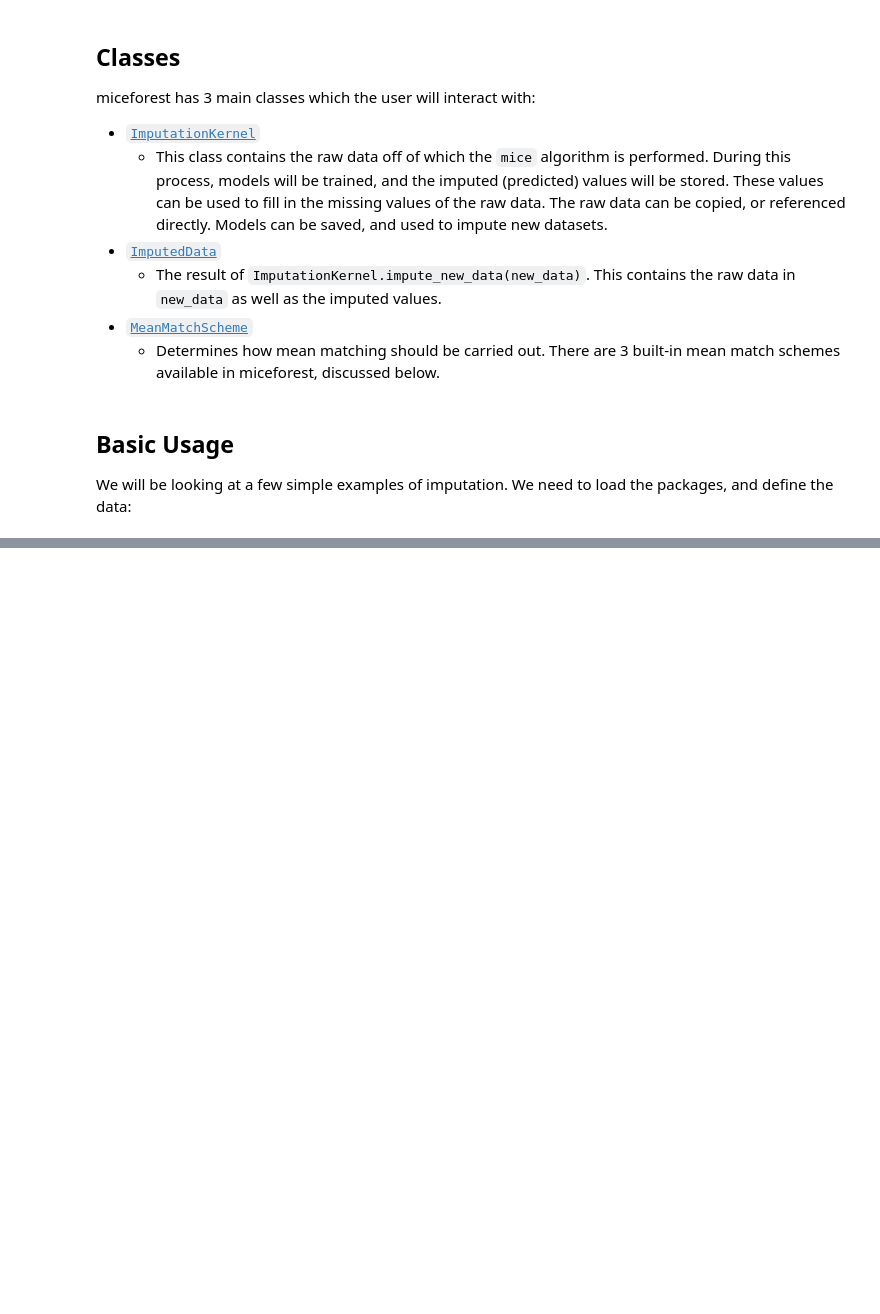
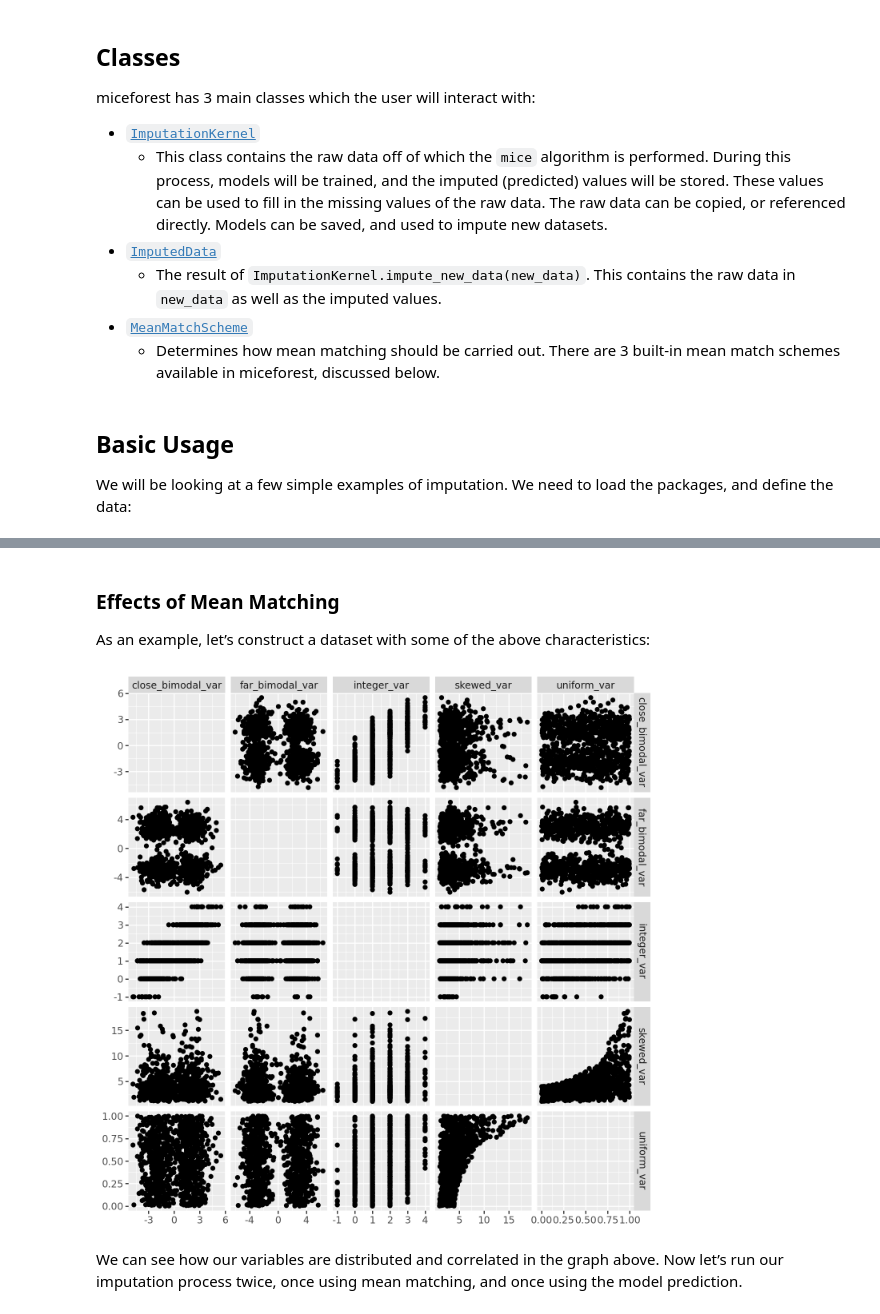
Before and after one commit to AnotherSamWilson/miceforest, a Jupyter notebook: README_gen.ipynb, the cells around one changed output, grey strips where cells are left out. Cells and saved outputs as stored; diff of their text form; code cells hidden in the pictures; blank space fills up the shorter version.

```diff
--- a/README_gen.ipynb
+++ b/README_gen.ipynb
@@ -159,0 +758,5 @@ iris_amp = mf.ampute_data(iris,perc=0.25,random_state=1991)
+# %% [markdown]
+### Effects of Mean Matching
+
+As an example, let’s construct a dataset with some of the above
+characteristics:
@@ -159,0 +801,27 @@ iris_amp = mf.ampute_data(iris,perc=0.25,random_state=1991)
+# %%
+import plotnine as p9
+import itertools
+
+def plot_matrix(df, columns):
+    pdf = []
+    for a1, b1 in itertools.combinations(columns, 2):
+        for (a,b) in ((a1, b1), (b1, a1)):
+            sub = df[[a, b]].rename(columns={a: "x", b: "y"}).assign(a=a, b=b)
+            pdf.append(sub)
+
+    g = (
+        p9.ggplot(pd.concat(pdf))
+            + p9.geom_point(p9.aes('x','y'))
+            + p9.facet_grid('b~a', scales='free')
+            + p9.theme(figure_size=(7, 7))
+            + p9.xlab("") + p9.ylab("")
+    )
+    return g
+
+plot_matrix(dat, dat.columns)
+# %% [output]
+[figure, added]
+# %% [markdown]
+We can see how our variables are distributed and correlated in the graph
+above. Now let’s run our imputation process twice, once using mean
+matching, and once using the model prediction.
```
Also changed, not shown: parts of 57 cells of this notebook, 1 other file.
